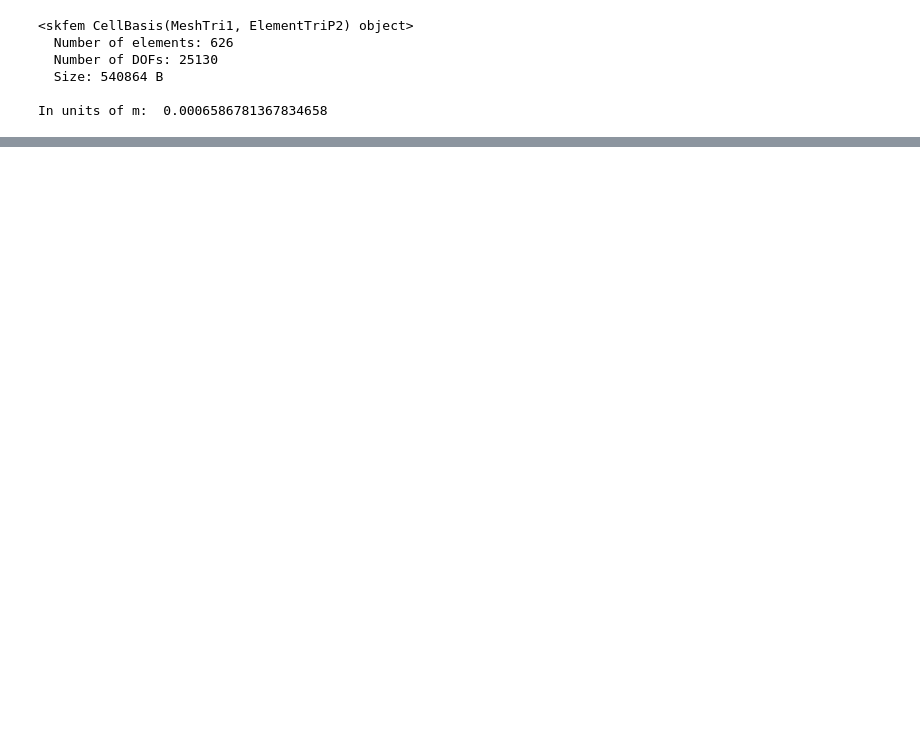
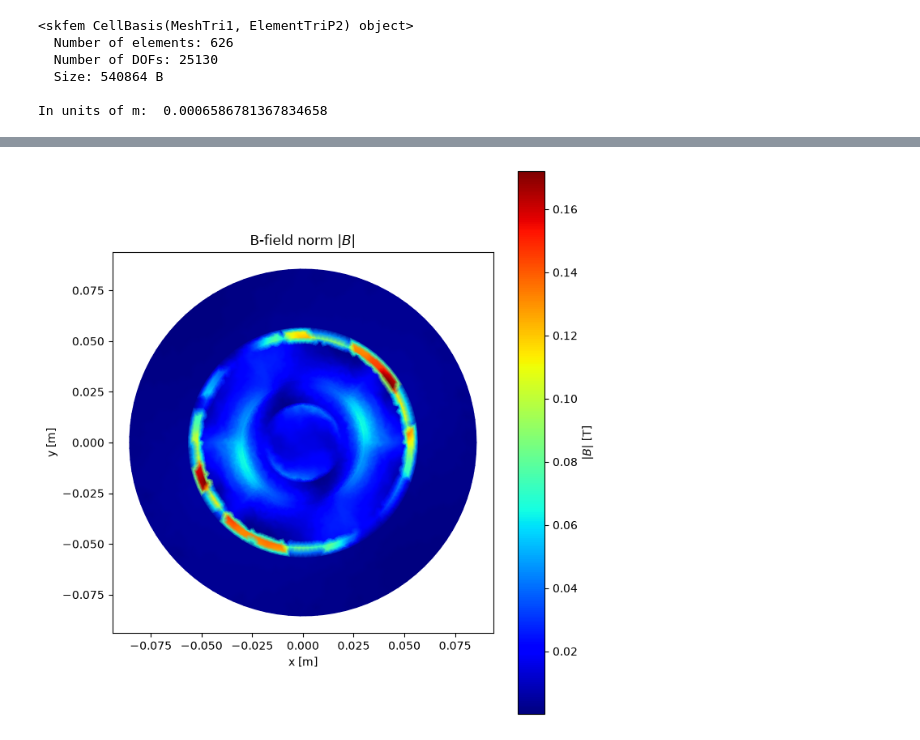
Before and after one commit to VerttiAalto100/computational-electromagnetics, a Jupyter notebook: induction-motor/induction_motor_notebook.ipynb, the cells around one changed output, grey strips where cells are left out. Cells and saved outputs as stored; diff of their text form; code cells hidden in the pictures; blank space fills up the shorter version.

```diff
--- a/induction-motor/induction_motor_notebook.ipynb
+++ b/induction-motor/induction_motor_notebook.ipynb
@@ -89,0 +316,37 @@ In units of m:  0.0006586781367834658
+# %%
+from utils.field_interpolation import elem_to_nodal
+
+uh = basis.interpolate(A_real)
+
+Bx_elem = uh.grad[1].mean(axis=1)
+By_elem = -uh.grad[0].mean(axis=1)
+
+Bmag_elem = np.sqrt(Bx_elem**2 + By_elem**2)
+
+Bmag_nodal = elem_to_nodal(mesh, Bmag_elem)
+
+basis_p1 = Basis(mesh, ElementTriP1())
+
+fig, ax = plt.subplots(figsize=(7,7))
+
+plot(
+    basis_p1,
+    Bmag_nodal,
+    shading="gouraud",
+    colorbar=True,
+    ax=ax,
+)
+
+ax.set_aspect("equal")
+ax.set_title(f"B-field norm $|B|$")
+ax.set_xlabel("x [m]")
+ax.set_ylabel("y [m]")
+
+plt.tight_layout()
+
+cbar = fig.axes[-1]
+cbar.set_ylabel(r"$|B|$ [T]")
+
+plt.show()
+# %% [output]
+[figure, added]
```
Also changed, not shown: parts of 7 cells of this notebook, 1 other file.
